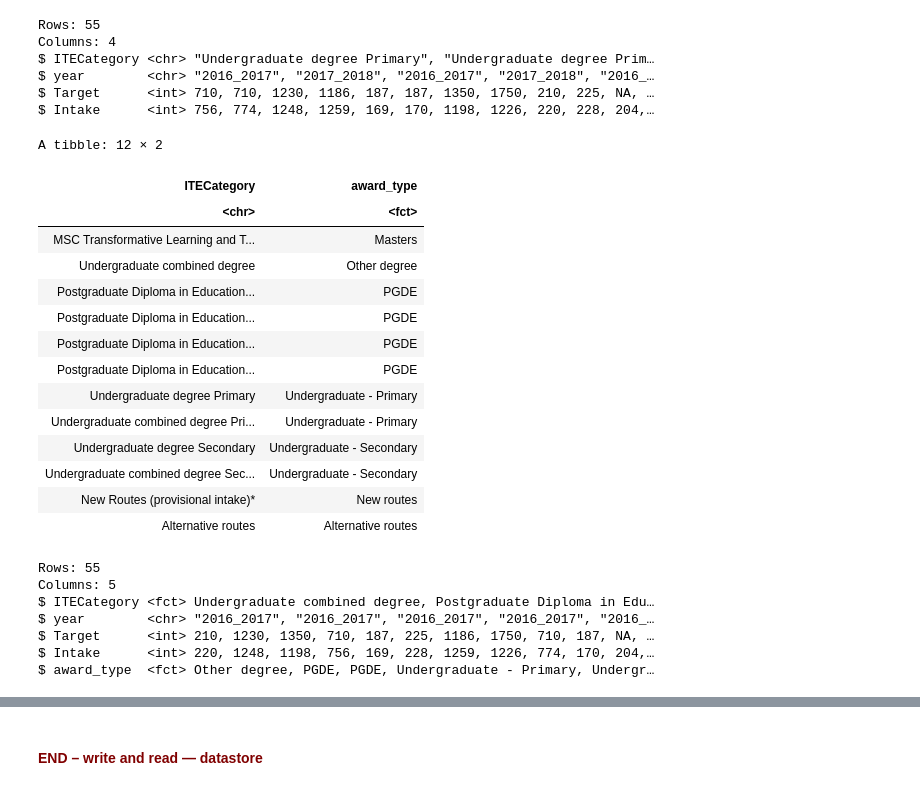
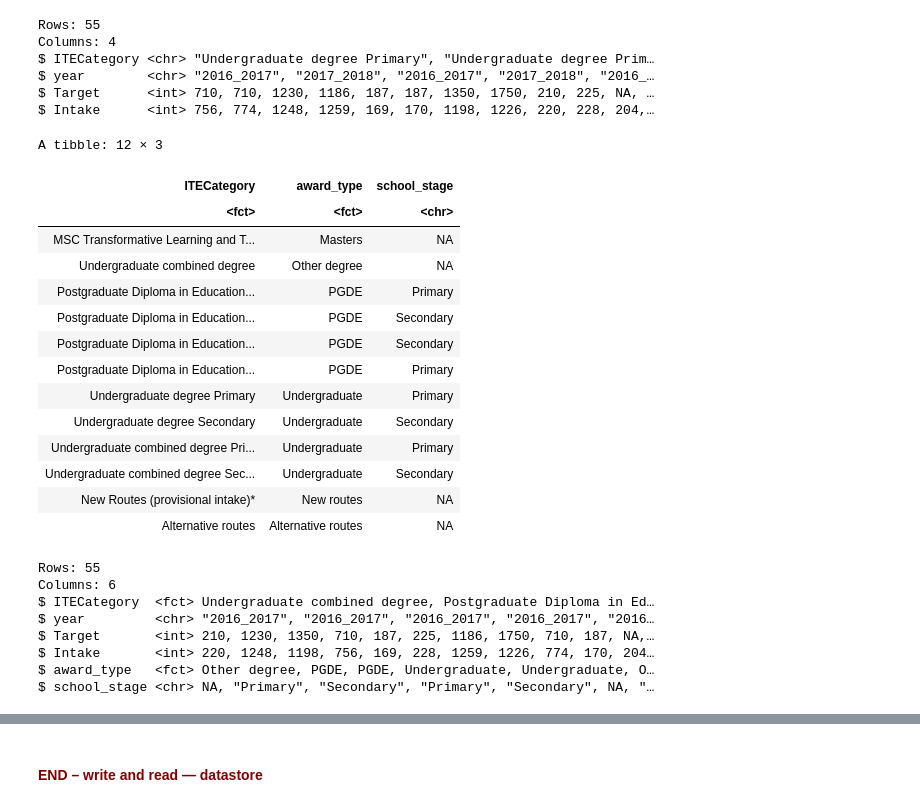
Before and after one commit to aba-sah/sta-it402-dresscode, a Jupyter notebook: code/r/initial_teacher_education.ipynb, the cells around one changed output, grey strips where cells are left out. Saved outputs shown, nothing was run; the diff lists cells and outputs as text; code cells hidden in the pictures.

```diff
--- a/code/r/initial_teacher_education.ipynb
+++ b/code/r/initial_teacher_education.ipynb
@@ -3358,36 +3358,40 @@ $ Intake      <int> 756, 774, 1248, 1259, 169, 170, 1198, 1226, 220, 228, 204,
 # %%
 initial_intake_university %>%
     distinct(ITECategory) %>%
-    mutate(across(ITECategory, ~ gsub("(degree) Degree", "\\1", .)),
+    mutate(#across(ITECategory, ~ gsub("(degree) Degree", "\\1", .)),
            across(ITECategory, ~ case_when(str_detect(., regex("MSC", ignore_case = TRUE)) ~ "Masters",
                                            str_detect(., regex("Alternative routes", ignore_case = TRUE)) ~ "Alternative routes",
                                            str_detect(., regex("New routes", ignore_case = TRUE)) ~ "New routes",
                                            str_detect(., "PGDE") ~ "PGDE",
-                                           str_detect(., regex("Primary|Secondary", ignore_case = TRUE)) ~ gsub(".+(Primary|Secondary)$", "Undergraduate - \\1", .),
+                                           str_detect(., regex("Primary|Secondary", ignore_case = TRUE)) ~ gsub(".+(?:Primary|Secondary)$", "Undergraduate", .),
                                            str_detect(., regex("degree", ignore_case = TRUE)) ~ "Other degree",
 
                                            TRUE ~ "Other"
                                           ), .names = "award_type"),
 
-           across(award_type, ~ fct_relevel(., "New routes", "Alternative routes", after = Inf))) %>%
+           across(award_type, ~ fct_relevel(., "New routes", "Alternative routes", after = Inf)),
+
+           across(ITECategory, ~ case_when(str_detect(., regex("Primary|Secondary", ignore_case = TRUE)) ~ gsub(".+(Primary|Secondary)$", "\\1", .),
+                                          ), .names = "school_stage"),
+          ) %>%
     distinct() %>%
     arrange(award_type)
 # %% [output]
-A tibble: 12 × 2
+A tibble: 12 × 3
-| ITECategory | award_type |
-| <chr> | <fct> |
-| MSC Transformative Learning and T... | Masters |
-| Undergraduate combined degree | Other degree |
-| Postgraduate Diploma in Education... | PGDE |
-| Postgraduate Diploma in Education... | PGDE |
-| Postgraduate Diploma in Education... | PGDE |
-| Postgraduate Diploma in Education... | PGDE |
-| Undergraduate degree Primary | Undergraduate - Primary |
-| Undergraduate combined degree Pri... | Undergraduate - Primary |
-| Undergraduate degree Secondary | Undergraduate - Secondary |
-| Undergraduate combined degree Sec... | Undergraduate - Secondary |
-| New Routes (provisional intake)* | New routes |
-| Alternative routes | Alternative routes |
+| ITECategory | award_type | school_stage |
+| <fct> | <fct> | <chr> |
+| MSC Transformative Learning and T... | Masters | NA |
+| Undergraduate combined degree | Other degree | NA |
+| Postgraduate Diploma in Education... | PGDE | Primary |
+| Postgraduate Diploma in Education... | PGDE | Secondary |
+| Postgraduate Diploma in Education... | PGDE | Secondary |
+| Postgraduate Diploma in Education... | PGDE | Primary |
+| Undergraduate degree Primary | Undergraduate | Primary |
+| Undergraduate degree Secondary | Undergraduate | Secondary |
+| Undergraduate combined degree Pri... | Undergraduate | Primary |
+| Undergraduate combined degree Sec... | Undergraduate | Secondary |
+| New Routes (provisional intake)* | New routes | NA |
+| Alternative routes | Alternative routes | NA |
 # %%
 initial_intake_university <- initial_intake_university %>%
     mutate(across(ITECategory, ~ gsub("(degree) Degree", "\\1", .)),
@@ -3395,13 +3399,16 @@ initial_intake_university <- initial_intake_university %>%
                                            str_detect(., regex("Alternative routes", ignore_case = TRUE)) ~ "Alternative routes",
                                            str_detect(., regex("New routes", ignore_case = TRUE)) ~ "New routes",
                                            str_detect(., "PGDE") ~ "PGDE",
-                                           str_detect(., regex("Primary|Secondary", ignore_case = TRUE)) ~ gsub(".+(Primary|Secondary)$", "Undergraduate - \\1", .),
+                                           str_detect(., regex("Primary|Secondary", ignore_case = TRUE)) ~ gsub(".+(?:Primary|Secondary)$", "Undergraduate", .),
                                            str_detect(., regex("degree", ignore_case = TRUE)) ~ "Other degree",
 
                                            TRUE ~ "Other"
                                           ), .names = "award_type"),
 
            across(award_type, ~ fct_relevel(., "New routes", "Alternative routes", after = Inf)),
+
+           across(ITECategory, ~ case_when(str_detect(., regex("Primary|Secondary", ignore_case = TRUE)) ~ gsub(".+(Primary|Secondary)$", "\\1", .),
+                                          ), .names = "school_stage"),
            ) %>%
 
     arrange(award_type) %>%
@@ -3410,12 +3417,13 @@ initial_intake_university <- initial_intake_university %>%
     glimpse()
 # %% [output]
 Rows: 55
-Columns: 5
-$ ITECategory <fct> Undergraduate combined degree, Postgraduate Diploma in Edu…
-$ year        <chr> "2016_2017", "2016_2017", "2016_2017", "2016_2017", "2016_…
-$ Target      <int> 210, 1230, 1350, 710, 187, 225, 1186, 1750, 710, 187, NA, …
-$ Intake      <int> 220, 1248, 1198, 756, 169, 228, 1259, 1226, 774, 170, 204,…
-$ award_type  <fct> Other degree, PGDE, PGDE, Undergraduate - Primary, Undergr…
+Columns: 6
+$ ITECategory  <fct> Undergraduate combined degree, Postgraduate Diploma in Ed…
+$ year         <chr> "2016_2017", "2016_2017", "2016_2017", "2016_2017", "2016…
+$ Target       <int> 210, 1230, 1350, 710, 187, 225, 1186, 1750, 710, 187, NA,…
+$ Intake       <int> 220, 1248, 1198, 756, 169, 228, 1259, 1226, 774, 170, 204…
+$ award_type   <fct> Other degree, PGDE, PGDE, Undergraduate, Undergraduate, O…
+$ school_stage <chr> NA, "Primary", "Secondary", "Primary", "Secondary", NA, "…
 # %%
 initial_intake_pgde_secondary %>%
     rename(Intake = ITEIntake) %>%
```
Also changed, not shown: parts of 5 cells of this notebook.
